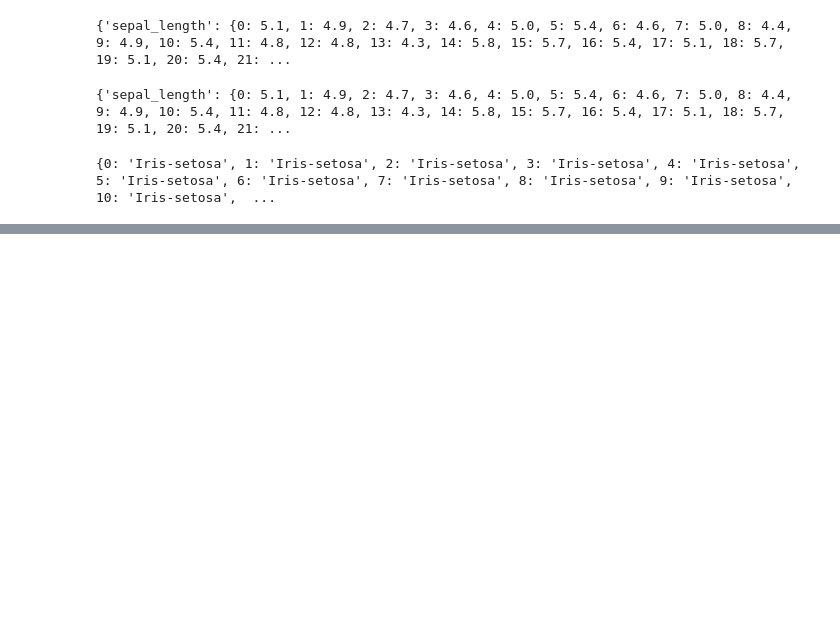
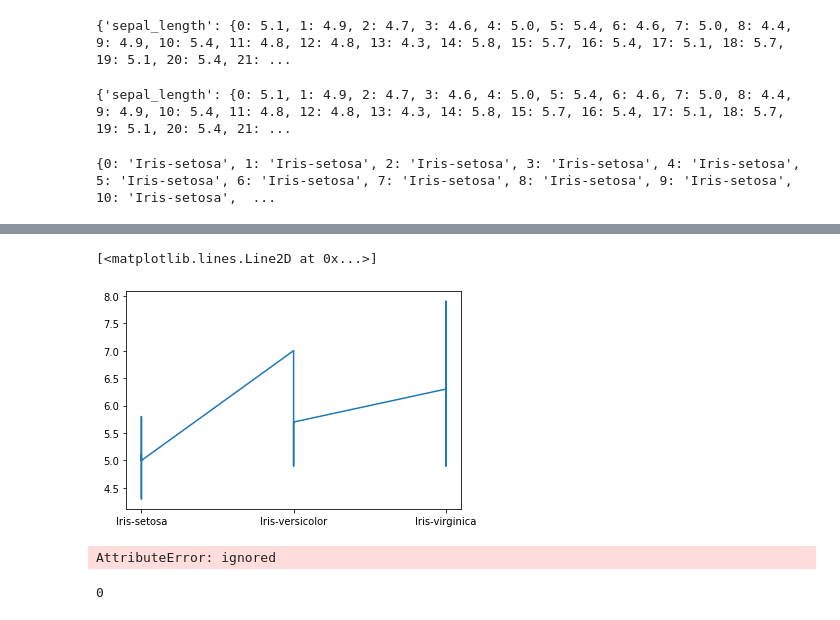
Before and after one commit to Nirvik663/iris-data-set, a Jupyter notebook: iris.ipynb, the cells around one changed output, grey strips where cells are left out. Saved outputs shown, nothing was run; the diff lists cells and outputs as text; code cells hidden in the pictures; blank space fills up the shorter version.

```diff
--- a/iris.ipynb
+++ b/iris.ipynb
@@ -178,0 +195,13 @@ AttributeError: ignored
+# %%
+plt.plot(df['species'], df['sepal_length'])
+# %% [output]
+[<matplotlib.lines.Line2D at 0x...>]
+[figure, added]
+# %%
+fd = dic.to_csv()
+# %% [output]
+AttributeError: ignored
+# %%
+print(np.count_nonzero(df.isnull().values))
+# %% [output]
+0
```
Also changed, not shown: parts of 6 cells of this notebook.
